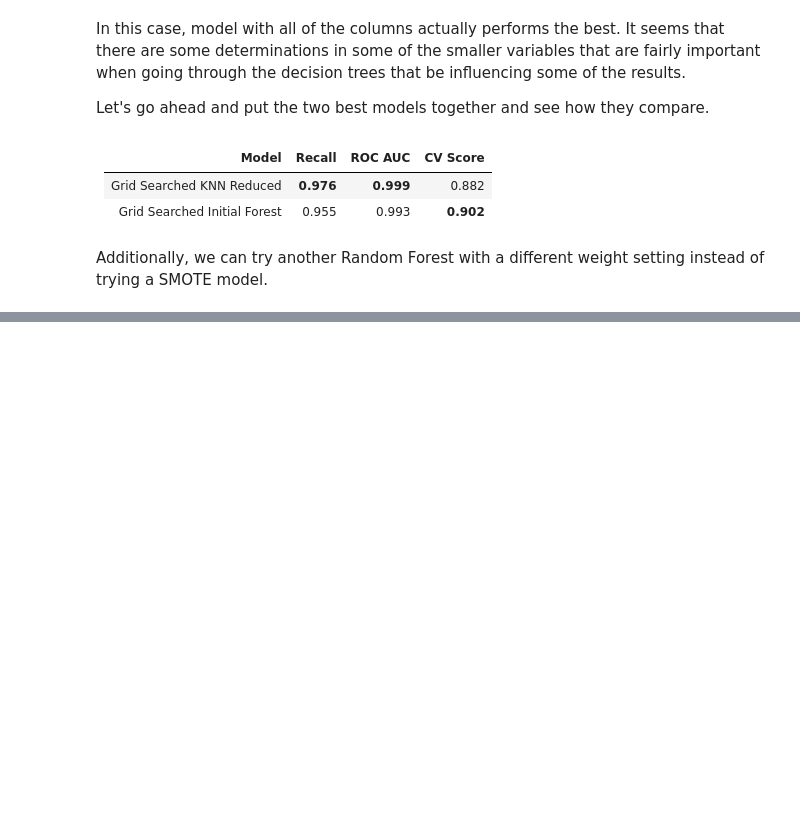
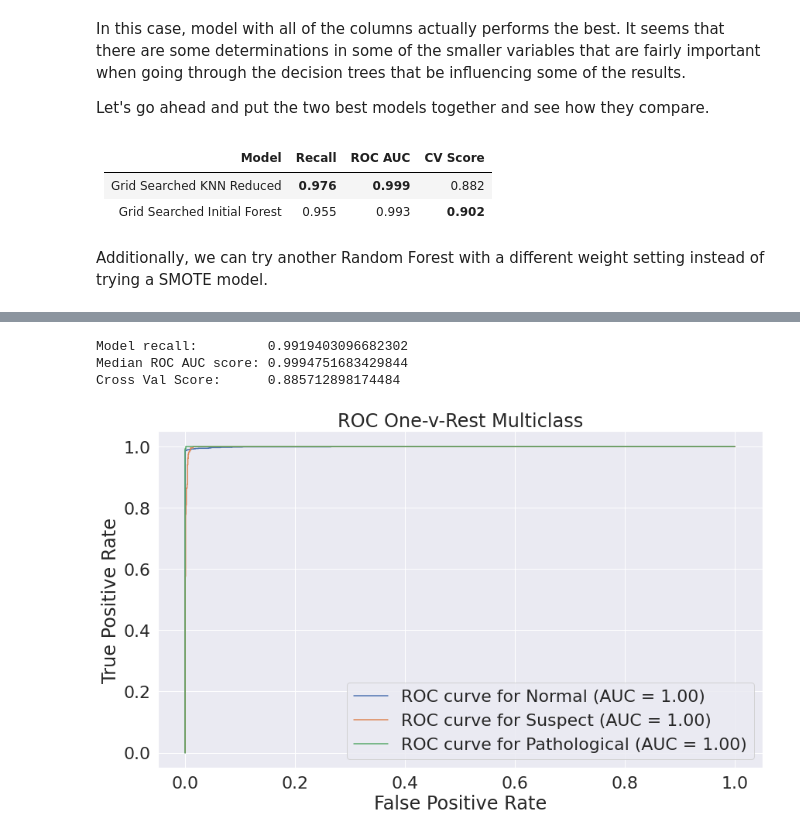
Before and after one commit to ParkedHampster/Fetal-Health-Classification-Prediction, a Jupyter notebook: scratch_books/scratch.ipynb, the cells around one changed output, grey strips where cells are left out. Drawn from its saved outputs; the diff is of its cells as text; code cells hidden in the pictures; blank space fills up the shorter version.

```diff
--- a/scratch_books/scratch.ipynb
+++ b/scratch_books/scratch.ipynb
@@ -896,0 +956,12 @@ balanced_tree_pipeline = imbPipeline(steps=[
+# %%
+balanced_tree_params = {
+    'rfc__max_depth': [3,5,7,9,11],
+    'rfc__min_samples_split':[2,4,6],
+    'rfc__min_samples_leaf': [1,3,5],
+    'rfc__min_samples_split': [2,4,6]
+}
+tree_weights_gs = GridSearchCV(
+    balanced_tree_pipeline,
+    param_grid=balanced_tree_params,
+    n_jobs=-2, verbose=3)
+tree_weights_gs.fit(X_train,y_train)
@@ -896,0 +993,13 @@ balanced_tree_pipeline = imbPipeline(steps=[
+# %%
+fig, ax = plt.subplots(figsize=(14,8))
+scores_balanced_tree = model_scoring(
+    tree_weights_gs.best_estimator_,
+    X_train,y_train,ax=ax,average='macro',
+    plot_curve=True,class_names=health_labels
+)
+'';
+# %% [output]
+Model recall:         0.9919403096682302
+Median ROC AUC score: 0.9994751683429844
+Cross Val Score:      0.885712898174484
+[figure, added]
```
Also changed, not shown: parts of 20 cells of this notebook, 1 other file.
